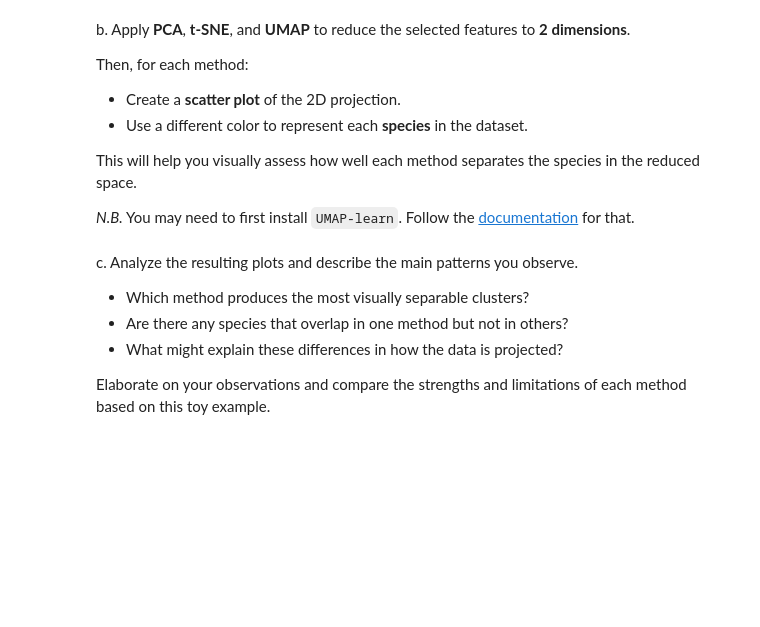
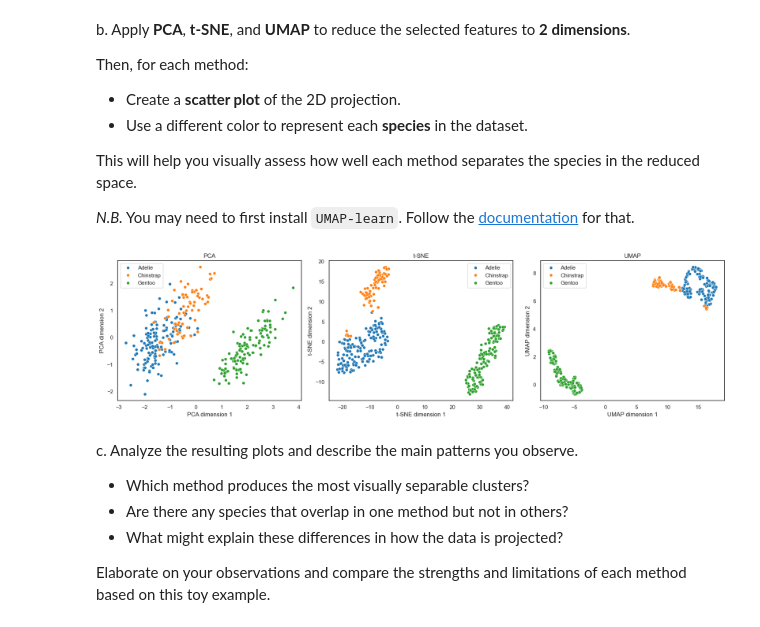
Before and after one commit to alibpowell/ML4021-Group, a Jupyter notebook: 03-tsne-and-umap.ipynb, the cells around one changed output. Drawn from its saved outputs; the diff is of its cells as text; code cells hidden in the pictures; blank space fills up the shorter version.

Commit message:
plots and methods

```diff
--- a/03-tsne-and-umap.ipynb
+++ b/03-tsne-and-umap.ipynb
@@ -122,6 +122,56 @@ This will help you visually assess how well each method separates the species in
 *N.B.* You may need to first install `UMAP-learn`. Follow the [documentation](https://umap-learn.readthedocs.io/en/latest/index.html) for that.
 # %%
 # YOUR CODE HERE
+
+from sklearn.decomposition import PCA
+from sklearn.manifold import TSNE
+import umap
+import matplotlib.pyplot as plt
+import seaborn as sns
+
+# apply each method to the standardized featuress
+pca_embedding = PCA(n_components=2).fit_transform(scaled_penguin_data)
+
+tsne_embedding = TSNE(
+    n_components=2,
+    random_state=42
+).fit_transform(scaled_penguin_data)
+
+umap_embedding = umap.UMAP(
+    n_components=2,
+    random_state=42,
+    n_jobs=1
+).fit_transform(scaled_penguin_data)
+
+# colorful penguins :)
+palette = {
+    "Adelie": "tab:blue",
+    "Chinstrap": "tab:orange",
+    "Gentoo": "tab:green"
+}
+
+fig, axes = plt.subplots(1, 3, figsize=(18, 5))
+
+for ax, name, embedding in zip(
+    axes,
+    ["PCA", "t-SNE", "UMAP"],
+    [pca_embedding, tsne_embedding, umap_embedding]
+):
+    sns.scatterplot(
+        x=embedding[:, 0],
+        y=embedding[:, 1],
+        hue=penguins["species"].to_numpy(),
+        palette=palette,
+        ax=ax
+    )
+    ax.set_title(name)
+    ax.set_xlabel(f"{name} dimension 1")
+    ax.set_ylabel(f"{name} dimension 2")
+
+plt.tight_layout()
+plt.show()
+# %% [output]
+[figure, added]
 # %% [markdown]
 c. Analyze the resulting plots and describe the main patterns you observe.
 
```
